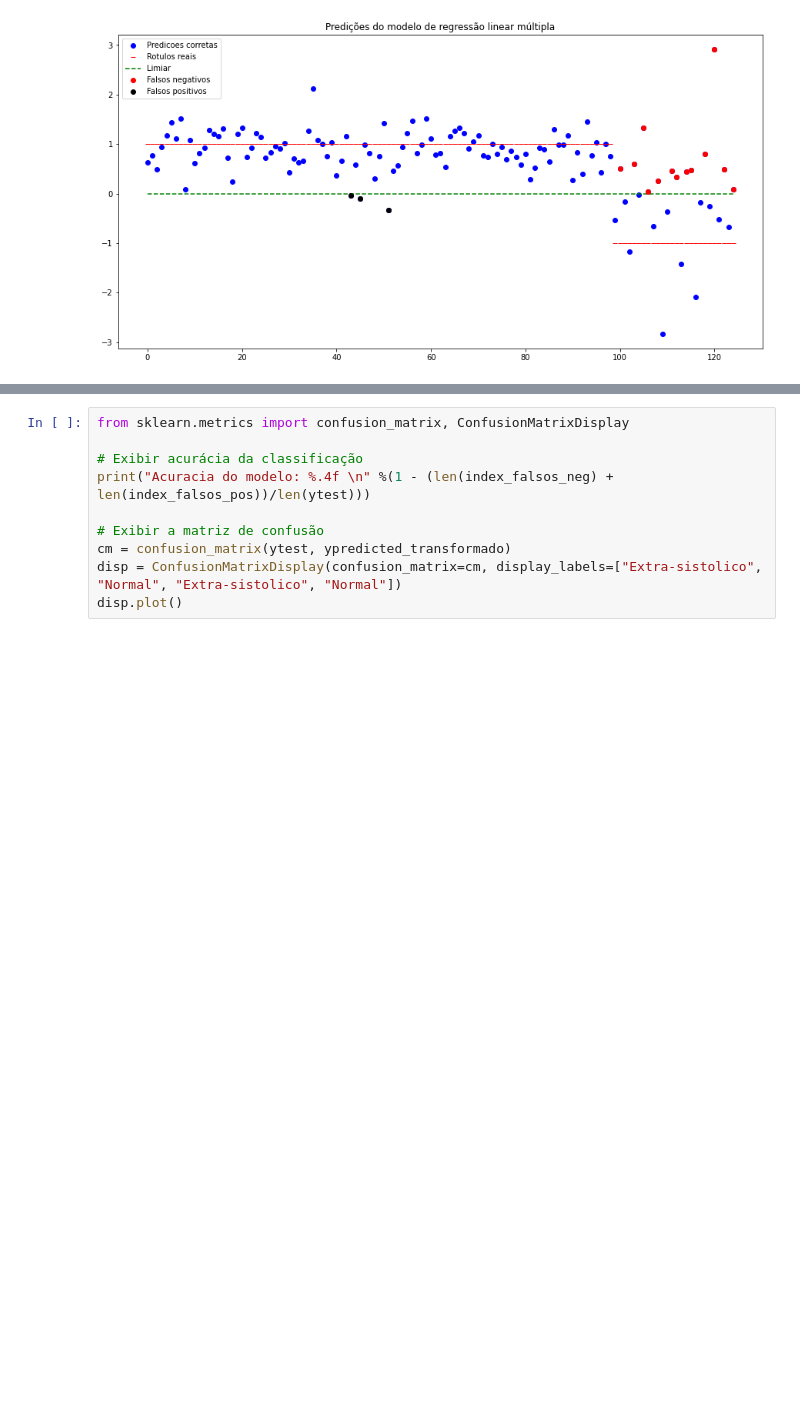
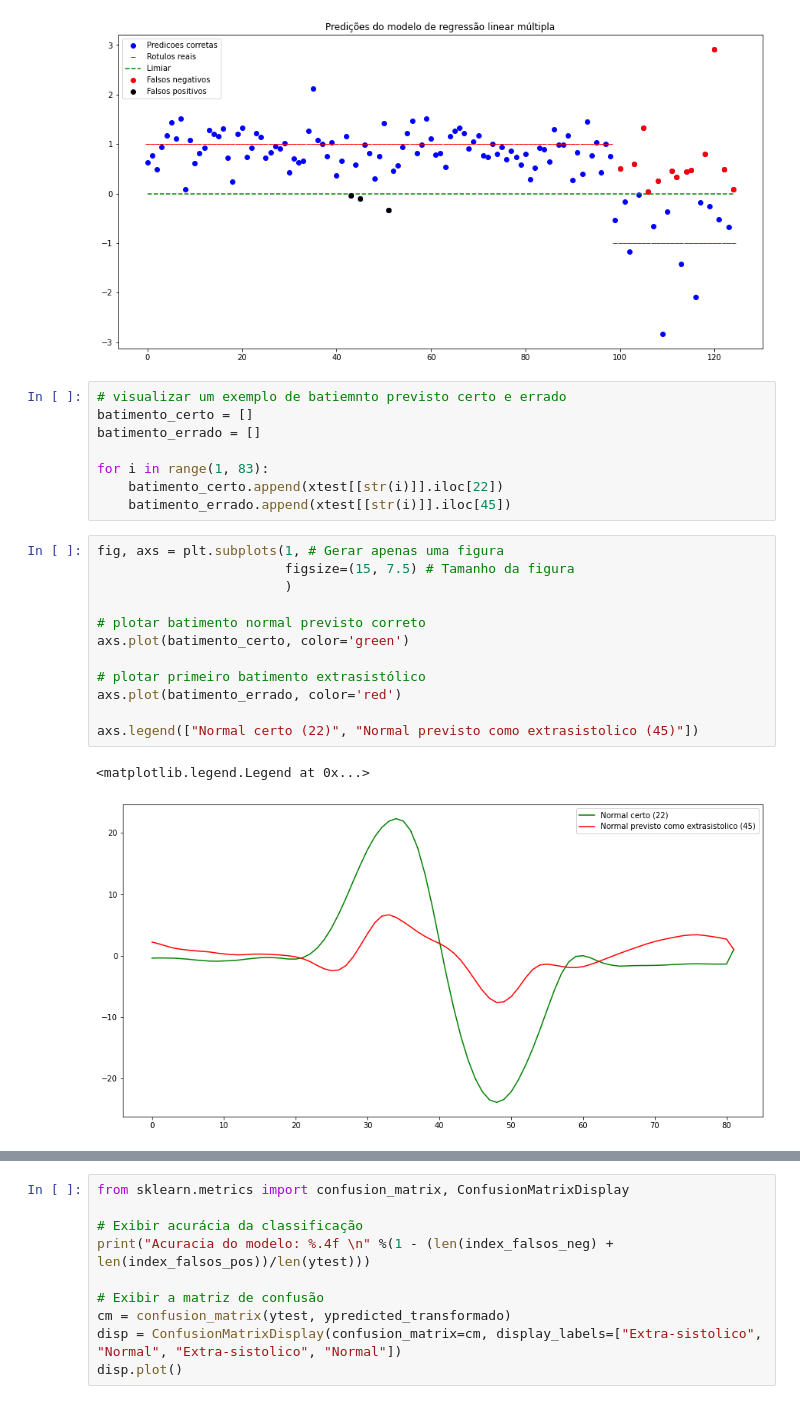
Before and after one commit to aveusalex/Predicao_Extra_sistolicos, a Jupyter notebook: ModeloExtraSistolicos.ipynb, the cells around one changed output, grey strips where cells are left out. Cells and saved outputs as stored; diff of their text form; blank space fills up the shorter version.

```diff
--- a/ModeloExtraSistolicos.ipynb
+++ b/ModeloExtraSistolicos.ipynb
@@ -195,3 +209,26 @@ axs.legend(["Predicoes corretas", "Rotulos reais", "Limiar", "Falsos negativos",
 # %% [output]
 <matplotlib.legend.Legend at 0x...>
 [figure]
+# %%
+# visualizar um exemplo de batiemnto previsto certo e errado
+batimento_certo = []
+batimento_errado = []
+
+for i in range(1, 83):
+    batimento_certo.append(xtest[[str(i)]].iloc[22])
+    batimento_errado.append(xtest[[str(i)]].iloc[45])
+# %%
+fig, axs = plt.subplots(1, # Gerar apenas uma figura
+                        figsize=(15, 7.5) # Tamanho da figura
+                        )
+
+# plotar batimento normal previsto correto
+axs.plot(batimento_certo, color='green')
+
+# plotar primeiro batimento extrasistólico
+axs.plot(batimento_errado, color='red')
+
+axs.legend(["Normal certo (22)", "Normal previsto como extrasistolico (45)"])
+# %% [output]
+<matplotlib.legend.Legend at 0x...>
+[figure, added]
```
Also changed, not shown: parts of 11 cells of this notebook.
